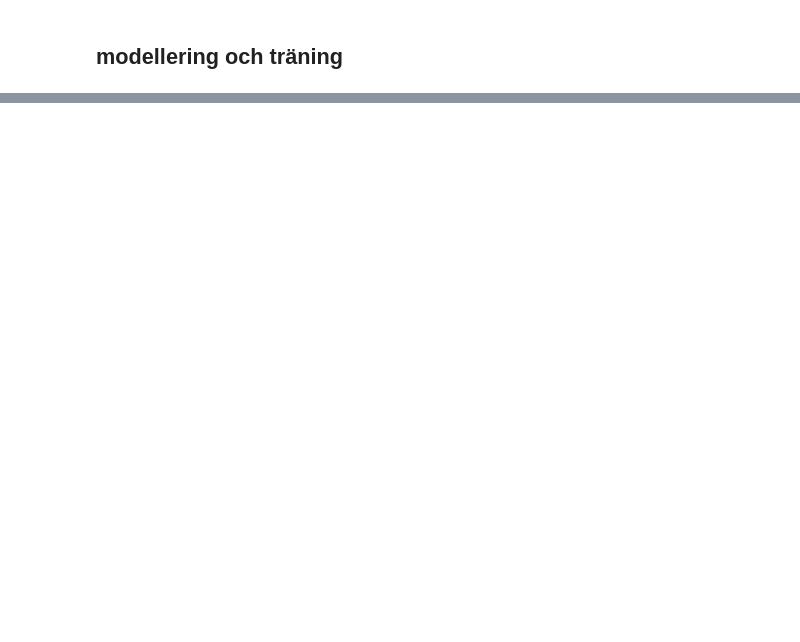
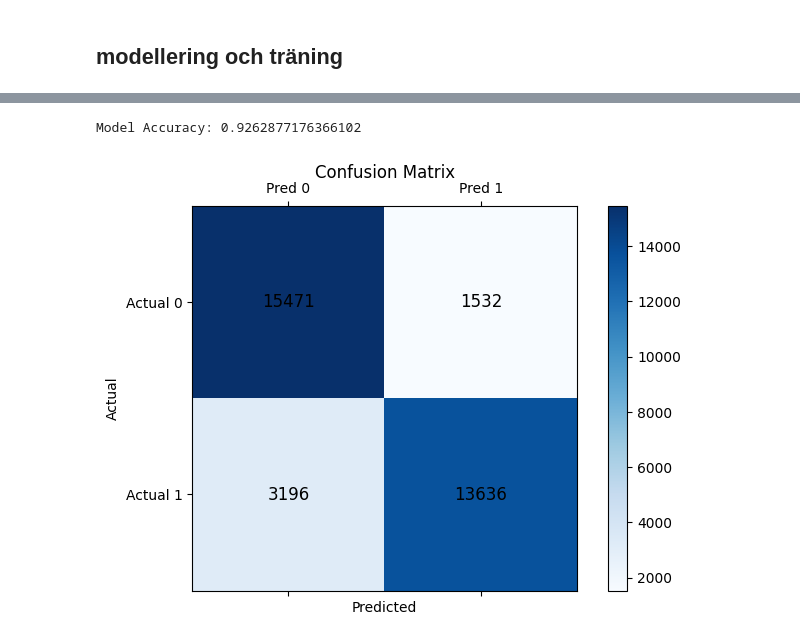
Before and after one commit to MarcusJak/predict_flight_delays, a Jupyter notebook: notebook/modeling.ipynb, the cells around one changed output, grey strips where cells are left out. Saved outputs shown, nothing was run; the diff lists cells and outputs as text; code cells hidden in the pictures; blank space fills up the shorter version.

Commit message:
Check point
I think the base is done and correct

```diff
--- a/notebook/modeling.ipynb
+++ b/notebook/modeling.ipynb
@@ -208,3 +284,11 @@ plt.show()
+# %%
+feature_cols = ["dep_delay", "distance", "carrier_index", "air_time", "origin_index", "dest_index", "month"]
+
+assembler = VectorAssembler(inputCols=feature_cols, outputCol="features")
+
+df_transformed = assembler.transform(df_processed_balanced)
 # %%
-#NOT DONE
-train_data, validation_data, test_data = data_preprocessed.randomSplit([0.3, 0.4, 0.3], seed=42)
+train_data,  test_data = df_transformed.randomSplit([0.7, 0.3], seed=42)
+# %%
+lr = LogisticRegression(featuresCol="features", labelCol="delayed")
+lr_model = lr.fit(train_data)
@@ -210,0 +298,42 @@ train_data, validation_data, test_data = data_preprocessed.randomSplit([0.3, 0.4
+# %%
+predictions = lr_model.transform(test_data)
+
+evaluator = BinaryClassificationEvaluator(labelCol="delayed")
+accuracy = evaluator.evaluate(predictions)
+
+print(f"Model Accuracy: {accuracy}")
+# %% [output]
+Model Accuracy: 0.9262877176366102
+# %%
+import matplotlib.pyplot as plt
+import numpy as np
+
+confusion_matrix = predictions.groupBy("delayed", "prediction").count().collect()
+
+cm = np.zeros((2, 2))
+for row in confusion_matrix:
+    actual = int(row["delayed"])
+    predicted = int(row["prediction"])
+    cm[actual][predicted] = row["count"]
+
+fig, ax = plt.subplots(figsize=(8, 5))
+cax = ax.matshow(cm, cmap=plt.cm.Blues)
+plt.title('Confusion Matrix', pad=20)
+fig.colorbar(cax)
+
+ax.set_xticks([0, 1])
+ax.set_yticks([0, 1])
+ax.set_xticklabels(["Pred 0", "Pred 1"])
+ax.set_yticklabels(["Actual 0", "Actual 1"])
+
+plt.xlabel('Predicted')
+plt.ylabel('Actual')
+
+# Lägg till siffror i cellerna
+for i in range(2):
+    for j in range(2):
+        plt.text(j, i, f'{int(cm[i, j])}', ha='center', va='center', color='black', fontsize=12)
+
+plt.show()
+# %% [output]
+[figure, added]
```
Also changed, not shown: parts of 18 cells of this notebook.
